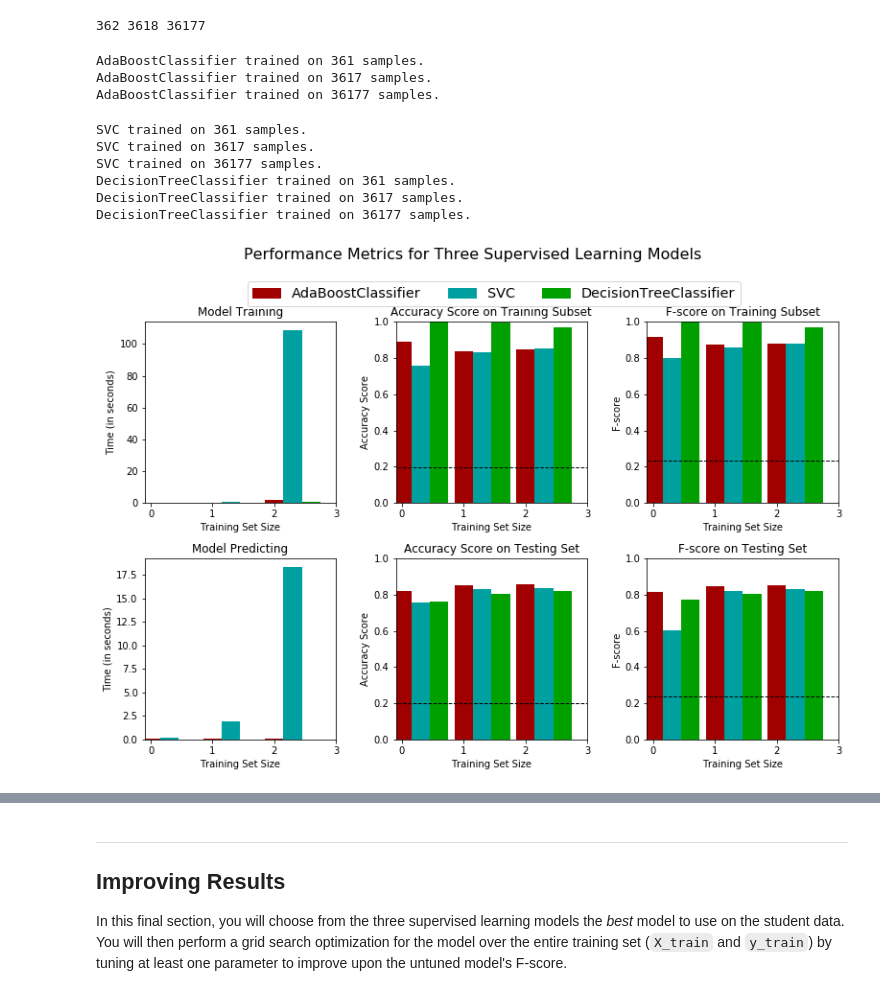
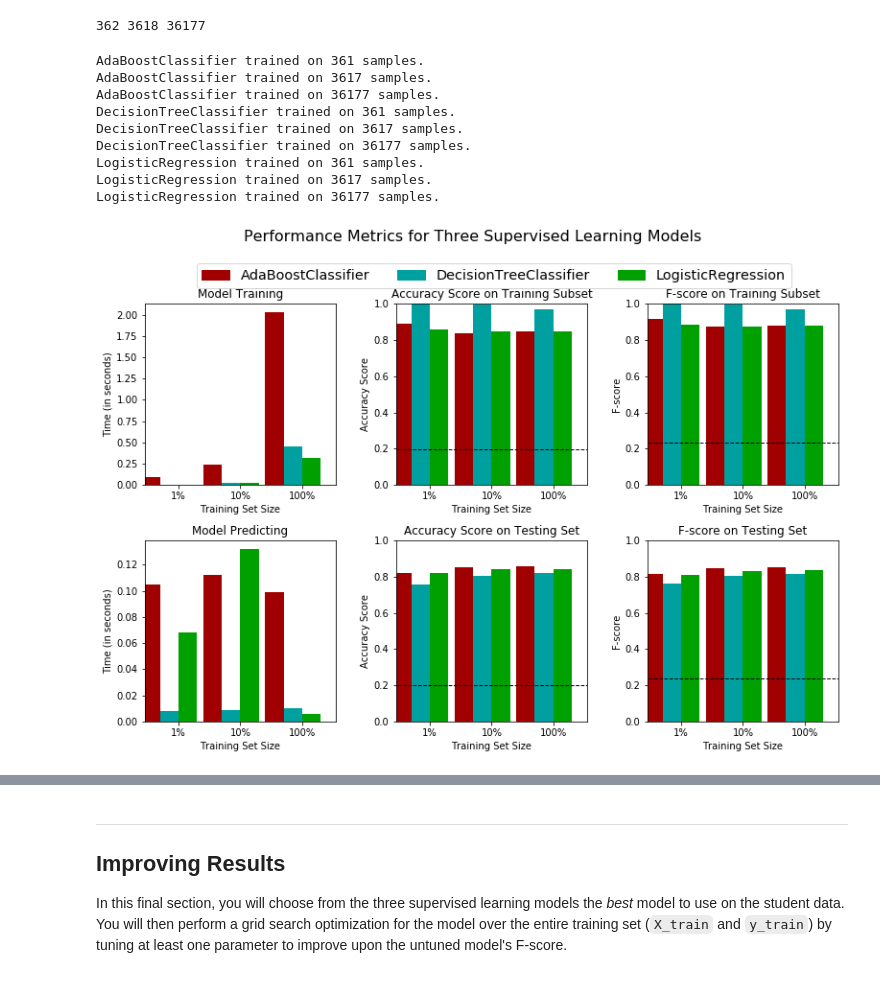
Before and after one commit to rodrigomaruyama/data_science, a Jupyter notebook: finding_donors.ipynb, the cells around one changed output, grey strips where cells are left out. Drawn from its saved outputs; the diff is of its cells as text; code cells hidden in the pictures.

Commit message:
Adicionei f_score e time para a avaliacao previa

```diff
--- a/finding_donors.ipynb
+++ b/finding_donors.ipynb
@@ -383,0 +404,11 @@ ValueError: Classification metrics can't handle a mix of binary and continuous t
+# %%
+from sklearn.linear_model import LogisticRegression as lr
+start = time()
+lgr = lr()
+y_pred_lgr = lgr.fit(X_train, y_train).predict(X_test)
+fbeta_lgr = fbeta_score(y_test, y_pred_lgr, average=None, beta=0.5)
+accuracy_lgr = accuracy_score(y_test, y_pred_lgr)
+end = time()
+print("Accuracy: {0:.3f}" .format(accuracy_lgr))
+print("F_score:  {}" .format(fbeta_lgr))
+print("Time:     {0:.3f}" .format(end-start))
@@ -515,41 +550,42 @@ print(samples_1, samples_10, samples_100)
 from sklearn.ensemble import AdaBoostClassifier
 from sklearn import svm
 from sklearn import tree
+from sklearn.linear_model import LogisticRegression as lgr
 
 # TODO: Initialize the three models
 clf_A = AdaBoostClassifier()
-clf_B = svm.SVC()
-clf_C = tree.DecisionTreeClassifier()
+clf_B = tree.DecisionTreeClassifier()
+clf_C = lgr()
 
 # TODO: Calculate the number of samples for 1%, 10%, and 100% of the training data
 # HINT: samples_100 is the entire training set i.e. len(y_train)
 # HINT: samples_10 is 10% of samples_100 (ensure to set the count of the values to be `int` and not `float`)
 # HINT: samples_1 is 1% of samples_100 (ensure to set the count of the values to be `int` and not `float`)
 samples_100 = int(len(y_train))
 samples_10 = int(len(y_train)/10)
 samples_1 = int(len(y_train)/100)
 
 # Collect results on the learners
 results = {}
 for clf in [clf_A, clf_B, clf_C]:
     clf_name = clf.__class__.__name__
     results[clf_name] = {}
     for i, samples in enumerate([samples_1, samples_10, samples_100]):
         results[clf_name][i] = train_predict(clf, samples, X_train, y_train, X_test, y_test)
 
 #print(results)
 # Run metrics visualization for the three supervised learning models chosen
 vs.evaluate(results, accuracy, fscore)
 # %% [output]
 AdaBoostClassifier trained on 361 samples.
 AdaBoostClassifier trained on 3617 samples.
 AdaBoostClassifier trained on 36177 samples.
+DecisionTreeClassifier trained on 361 samples.
+DecisionTreeClassifier trained on 3617 samples.
+DecisionTreeClassifier trained on 36177 samples.
+LogisticRegression trained on 361 samples.
+LogisticRegression trained on 3617 samples.
+LogisticRegression trained on 36177 samples.
-SVC trained on 361 samples.
-SVC trained on 3617 samples.
-SVC trained on 36177 samples.
-DecisionTreeClassifier trained on 361 samples.
-DecisionTreeClassifier trained on 3617 samples.
-DecisionTreeClassifier trained on 36177 samples.
-[figure, old version]
+[figure, new version]
 # %%
 features_final.columns
```
Also changed, not shown: parts of 17 cells of this notebook.
